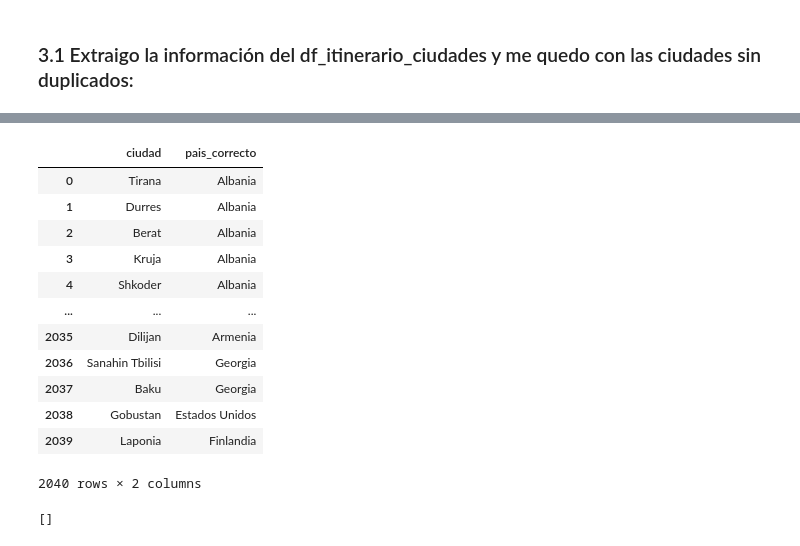
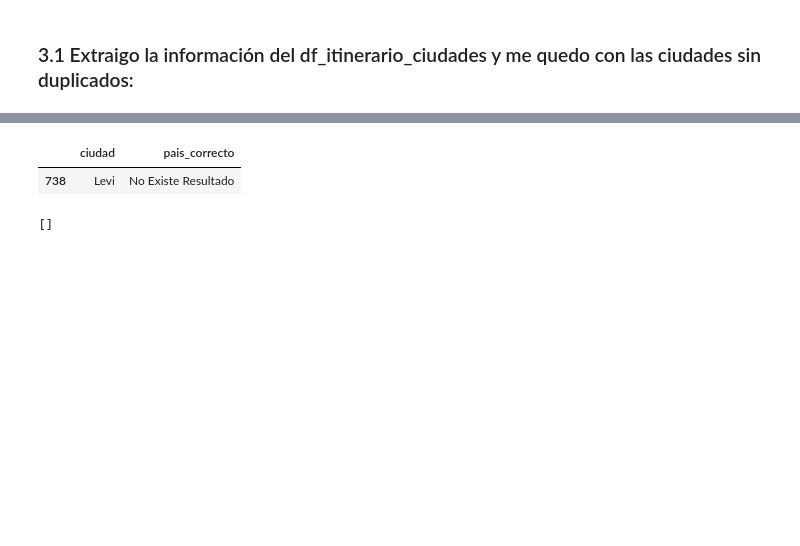
Before and after one commit to VanesaFloresRivera/Proyecto-Final, a Jupyter notebook: notebooks/carga.ipynb, the cells around one changed output, grey strips where cells are left out. Saved outputs shown, nothing was run; the diff lists cells and outputs as text; code cells hidden in the pictures; blank space fills up the shorter version.

```diff
--- a/notebooks/carga.ipynb
+++ b/notebooks/carga.ipynb
@@ -471,21 +480,10 @@ len(lista_ciudades_unicas)
 # %%
 #creo el DF con la ciudad y el pais para preparar los datos para la carga y elimino duplicados:
 df_ciudad_pais_unicos = df_itinerarios_ciudades[['ciudad','pais_correcto']].drop_duplicates().reset_index(drop=True)
-df_ciudad_pais_unicos
+df_ciudad_pais_unicos[df_ciudad_pais_unicos.ciudad == 'Levi']
 # %% [output]
 |  | ciudad | pais_correcto |
-| 0 | Tirana | Albania |
-| 1 | Durres | Albania |
-| 2 | Berat | Albania |
-| 3 | Kruja | Albania |
-| 4 | Shkoder | Albania |
-| ... | ... | ... |
-| 2035 | Dilijan | Armenia |
-| 2036 | Sanahin Tbilisi | Georgia |
-| 2037 | Baku | Georgia |
-| 2038 | Gobustan | Estados Unidos |
-| 2039 | Laponia | Finlandia |
+| 738 | Levi | No Existe Resultado |
-2040 rows × 2 columns
 # %%
 #Comprueba las ciudades duplicadas
 ciudades_duplicadas = []
```
Also changed, not shown: parts of 43 cells of this notebook, 14 other files.
